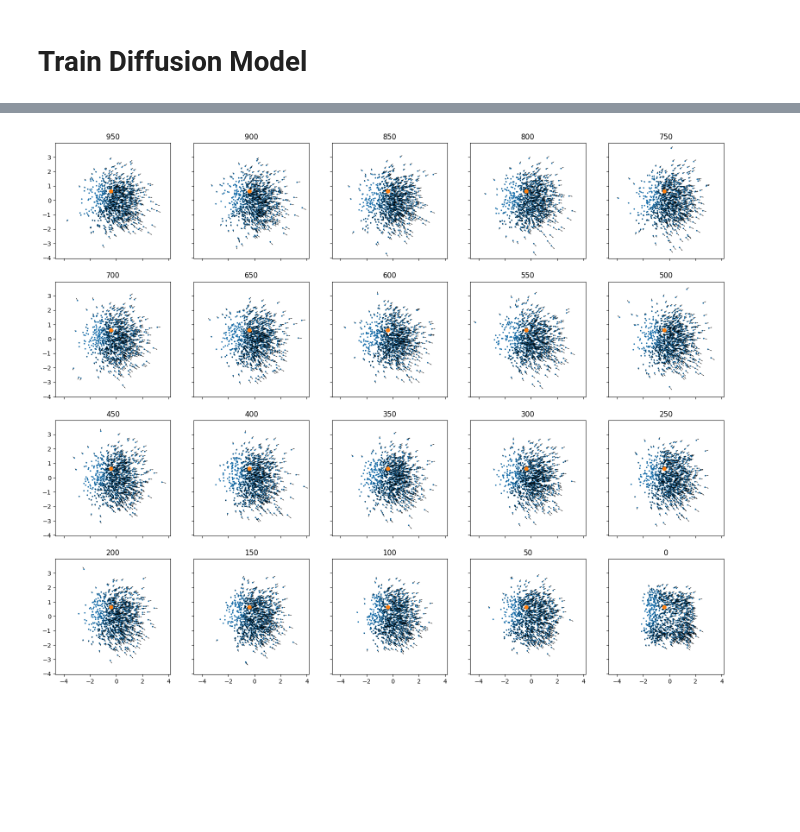
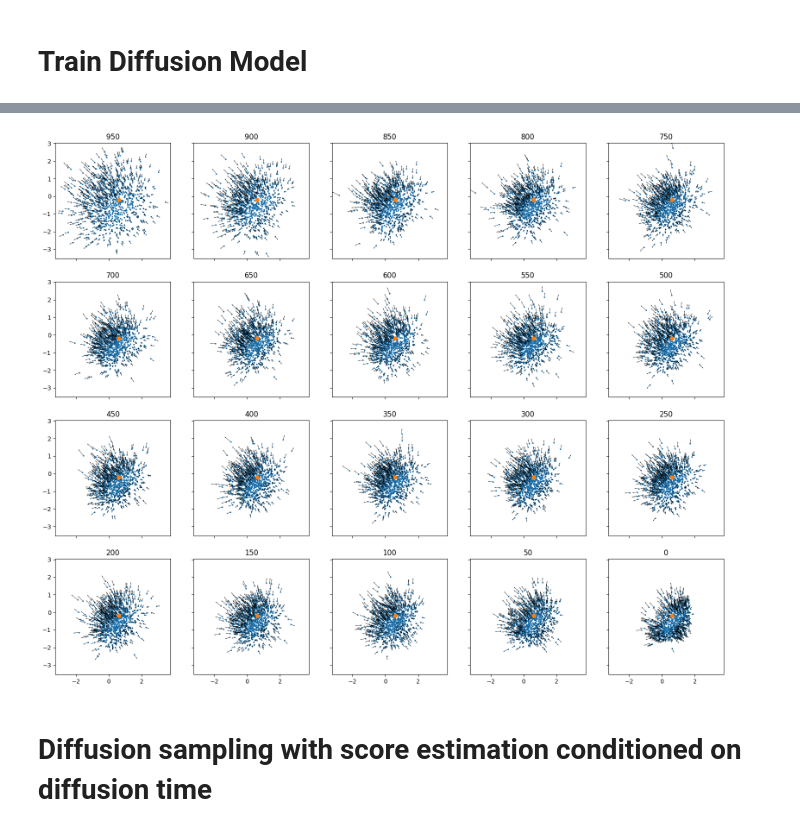
Before and after one commit to mackelab/neuralgbi_diffusion, a Jupyter notebook: guided_diffusion_two_moons.ipynb, the cells around one changed output, grey strips where cells are left out. Cells and saved outputs as stored; diff of their text form; code cells hidden in the pictures; blank space fills up the shorter version.

```diff
--- a/guided_diffusion_two_moons.ipynb
+++ b/guided_diffusion_two_moons.ipynb
@@ -63,13 +89,12 @@ def noise_sample(sample: torch.Tensor, t: float, beta: float) -> torch.Tensor:
 # %%
 fig, axes = plt.subplots(ncols=5, nrows=4, figsize=(10, 10), sharex=True, sharey=True)
-beta = 0.005
-
+beta = 0.008
+T  = 1000
 mean = []
 std = []
 kl_div = []
-theta = data_train._theta
 for t, ax in enumerate(axes.flatten()):
-    x = noise_sample(theta, t*50, beta)
+    x = noise_sample(theta_val_normed, t*50, beta)
     kl_div.append(gauss_kl_divergence(x))
     mean.append(x.mean())
     std.append(x.std())
@@ -172,8 +192,8 @@ for t in reversed(range(T)):
     inp = torch.cat([x_t, t / T], dim=1).float()
 
 
-    # sigma_t = np.sqrt((1 - alpha ** t) / 1- alpha_bar * beta)
-    sigma_t = np.sqrt(beta)
+    sigma_t = np.sqrt((1 - alpha ** t) / (1- alpha_bar) * beta)
+    # sigma_t = np.sqrt(beta)
     z = torch.normal(0, 1, size=(x_t.shape))
     x_t = (
         1 / np.sqrt(alpha)
@@ -194,7 +224,7 @@ label = torch.zeros((sample_size, 2))
 label[:, 1] = 1
 
 guidance_criterion = SBICriterion()
-true_theta, condition, _ = data_train[0]
+true_theta, condition, _ = data_train[1]
 condition = condition[None, None].repeat((sample_size, 1, 1))  # batch_size, n_target, feature_dim
 
 fig, axs = plt.subplots(ncols=5,nrows=4, sharex=True, sharey=True, figsize=(20, 16))
@@ -202,8 +232,6 @@ axs = axs.flatten()
 skip = T // len(axs)
 
 for t_idx in tqdm(reversed(range(T))):
-#           t_idx += 1
-
     alpha = 1 - beta
     alpha_bar = alpha ** (t + 1)
 
@@ -212,57 +240,39 @@ for t_idx in tqdm(reversed(range(T))):
     diffusion_step = diffusion_model.forward(inp.detach())
 
     x_t.requires_grad_(True)
-    score = guidance_model.forward(x_t * theta_std + theta_std, condition)
-    loss = guidance_criterion.forward(score, condition[:, 0], condition)
+    score = guidance_model.forward(x_t * theta_std + theta_mean, condition.detach())
+    loss = guidance_criterion.forward(score, condition[:, 0].detach(), condition.detach())
     classifier_grad = torch.autograd.grad(
         outputs=loss, inputs=x_t, grad_outputs=torch.ones_like(loss)
     )
     classifier_grad = classifier_grad[0]
 
     sigma_t = np.sqrt(beta)
+    sigma_t = np.sqrt((1 - alpha ** t) / (1- alpha_bar) * beta)
     z = torch.normal(0, 1, size=(x_t.shape))
     x_t = (
         1
         / np.sqrt(alpha)
         * (
             x_t
-    - (1 - alpha) / np.sqrt(1 - alpha_bar) * (diffusion_step -  1000 * classifier_grad)
+    - (1 - alpha) / np.sqrt(1 - alpha_bar) * (diffusion_step +  1000 * classifier_grad)
         )  # plus or minus
         + sigma_t * z
     )
 
     if t_idx % skip == 0:
         plot_idx = T // skip - 1 - t_idx // skip
         axs[plot_idx].scatter(
             *x_t.detach().numpy().T,
             # c=torch.softmax(class_pred, dim=1).detach().numpy()[:, 1]
             s=2
         )
         axs[plot_idx].quiver(
             *x_t.detach().numpy().T, *classifier_grad.detach().numpy().T
         )
         axs[plot_idx].set_title(t_idx)
         axs[plot_idx].scatter(*true_theta)
-#  axs[plot_idx].scatter(*x_val[y_val[:, 0] == 1].T, s=2)
-        #  axs[plot_idx].scatter(*x_val[y_val[:, 1] == 1].T, s=2)
-
-
-# plt.show()
-# x_t.requires_grad_(True)
-# class_pred = classifier(x_t)
-# loss = classifier_criterion(class_pred, label)
-# classifier_grad = torch.autograd.grad(
-#     outputs=loss, inputs=x_t, grad_outputs=torch.ones_like(loss)
-# )
-#
-# plt.scatter(
-#     *x_t.detach().numpy().T,
-#     # c=torch.softmax(class_pred, dim=1).detach().numpy()[:, 1]
-# )
-# plt.quiver(
-#     *x_t.detach().numpy().T, *classifier_grad[0].detach().numpy().T
-# )
-#
-# label
 # %% [output]
-[figure, old version]
+[figure, new version]
+# %% [markdown]
+# Diffusion sampling with score estimation conditioned on diffusion time
```
Also changed, not shown: parts of 9 cells of this notebook.
